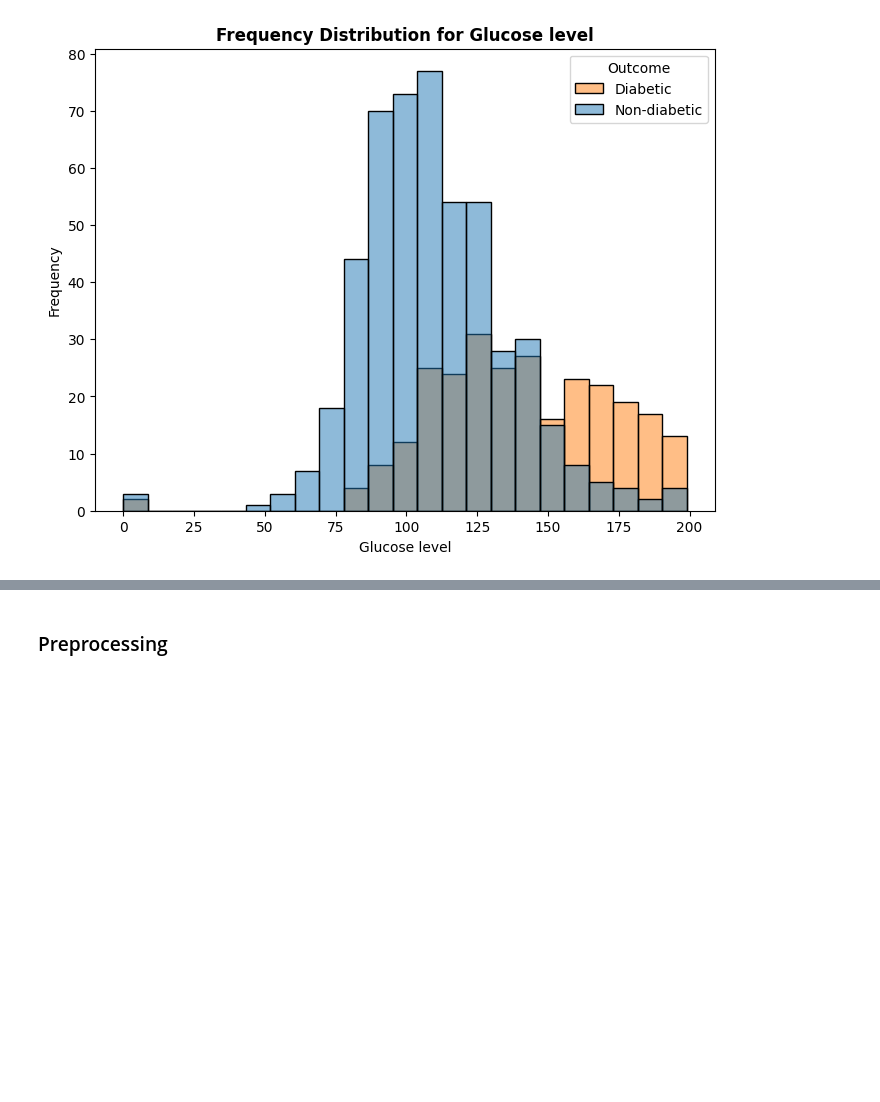
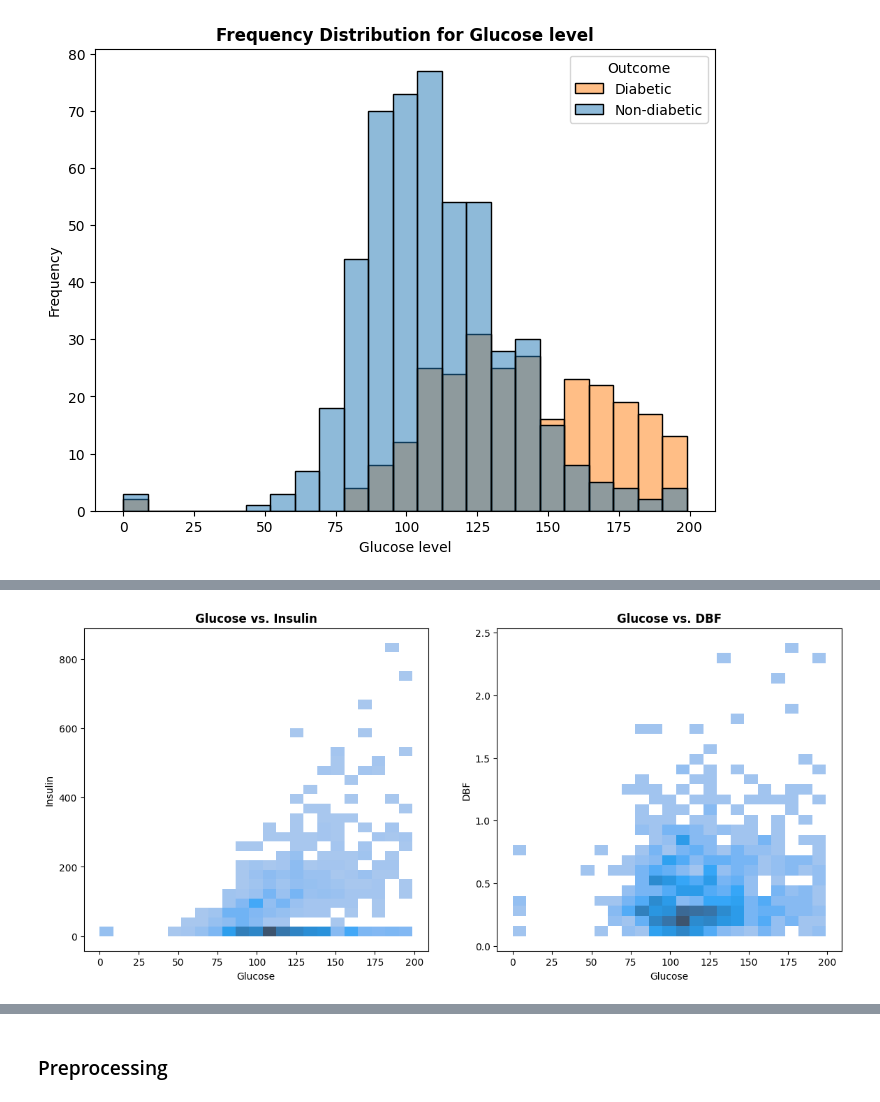
Before and after one commit to nirmit27/ds-and-ml, a Jupyter notebook: ML/diabetes-prediction.ipynb, the cells around one changed output, grey strips where cells are left out. Saved outputs shown, nothing was run; the diff lists cells and outputs as text; code cells hidden in the pictures; blank space fills up the shorter version.

Commit message:
Kaggle Notebook | Diabetes Prediction | Version 3

```diff
--- a/ML/diabetes-prediction.ipynb
+++ b/ML/diabetes-prediction.ipynb
@@ -87,0 +148,13 @@ plt.show()
+# %%
+fig, axs = plt.subplots(1, 2, figsize=(14, 6))
+
+sns.histplot(data=df, x="Glucose", y="Insulin", ax=axs[0])
+axs[0].set_title("Glucose vs. Insulin", fontweight="bold")
+
+sns.histplot(data=df, x="Glucose", y="DiabetesPedigreeFunction", ax=axs[1])
+axs[1].set_title("Glucose vs. DBF", fontweight="bold")
+axs[1].set_ylabel("DBF")
+
+plt.show()
+# %% [output]
+[figure, added]
```
Also changed, not shown: parts of 19 cells of this notebook.
